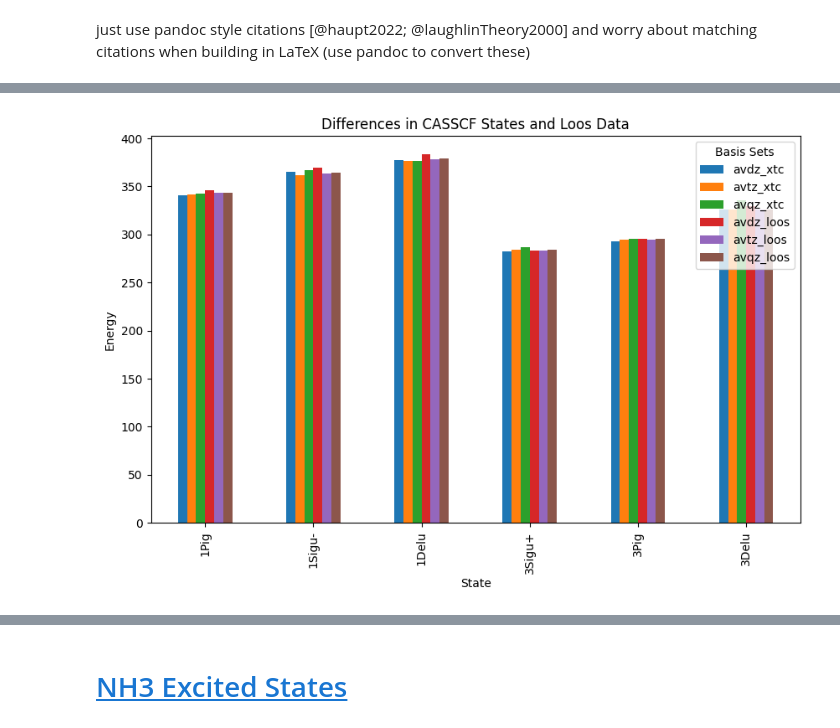
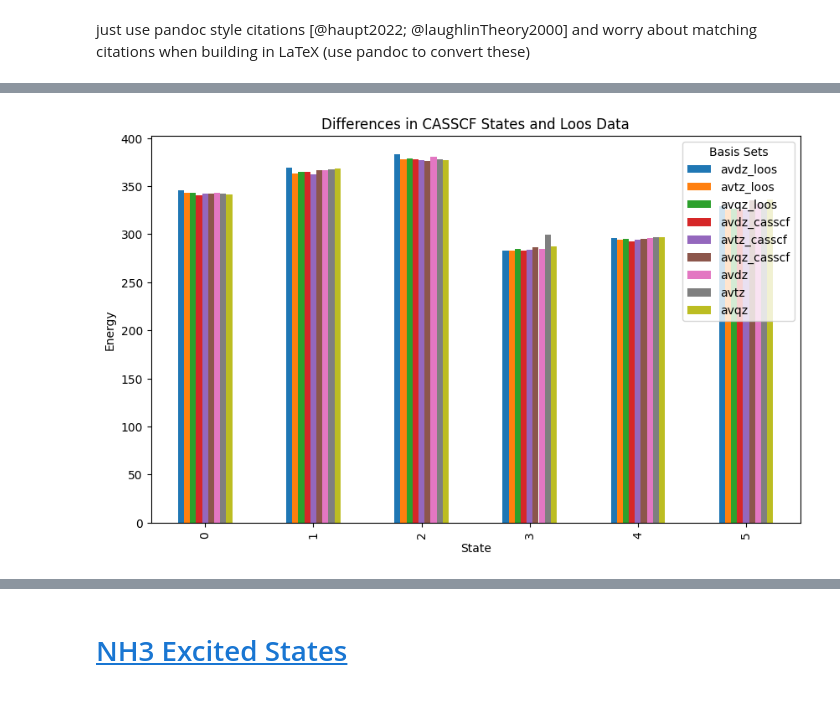
Before and after one commit to jphaupt/phdthesis_haupt, a Jupyter notebook: figures/binding/exc_calcs.ipynb, the cells around one changed output, grey strips where cells are left out. Saved outputs shown, nothing was run; the diff lists cells and outputs as text; code cells hidden in the pictures.

Commit message:
finish bar graph for excited states

```diff
--- a/figures/binding/exc_calcs.ipynb
+++ b/figures/binding/exc_calcs.ipynb
@@ -96,5 +96,6 @@ display(df)
 # %%
 df_casscf, dfdiff_casscf = get_state_values("N2_casscf_states.csv")
+df_sacasscf, dfdiff_sacasscf = get_state_values("N2_sacasscf_states.csv")
 df_casci, dfdiff_casci = get_state_values("N2_casci_states.csv")
 # %%
 df_exp = pd.read_csv("N2_benchmark.csv", comment='#', skipinitialspace=True)
@@ -160,29 +182,38 @@ dfdiff_casci.to_latex("N2_casci_diff.tex", index=False)
 # %%
 import matplotlib.pyplot as plt
 from uncertainties import unumpy
 
 # Extract nominal values from dfdiff_casscf
 dfdiff_casscf_nominal = dfdiff_casscf.copy()
 for col in dfdiff_casscf.columns[1:]:
     dfdiff_casscf_nominal[col] = unumpy.nominal_values(dfdiff_casscf[col])
 
 # Extract nominal values from df_loos
 df_loos_nominal = df_loos.copy()
 for col in df_loos.columns[1:]:
     df_loos_nominal[col] = unumpy.nominal_values(df_loos[col])
 
+
+# Extract nominal values from dfdiff_casscf
+dfdiff_sacasscf_nominal = dfdiff_sacasscf.copy()
+for col in dfdiff_sacasscf.columns[1:]:
+    dfdiff_sacasscf_nominal[col] = unumpy.nominal_values(dfdiff_sacasscf[col])
+
 # Combine the dataframes for plotting
-combined_df = dfdiff_casscf_nominal.set_index('state').join(df_loos_nominal.set_index('state'), lsuffix='_xtc', rsuffix='_loos')
+# combined_df_tmp = dfdiff_casscf_nominal.set_index('state').join(df_loos_nominal.set_index('state'), lsuffix='_xtc', rsuffix='_loos')
+# combined_df = dfdiff_sacasscf_nominal.set_index('state').join(combined_df_tmp.set_index('state'), lsuffix='_sacasscf', rsuffix='')
+
+combined_df = df_loos_nominal.merge(dfdiff_casscf_nominal, on="state", suffixes=("_loos", "_casscf")).merge(dfdiff_sacasscf_nominal, on="state", suffixes=("", "_sacasscf"))
 
 # Plot the nominal values
 combined_df.plot(kind='bar', figsize=(10, 6))
 plt.xlabel('State')
 plt.ylabel('Energy')
 plt.title('Differences in CASSCF States and Loos Data')
 plt.legend(title='Basis Sets')
 plt.show()
 # %% [output]
-[figure, old version]
+[figure, new version]
 # %%
 import matplotlib.pyplot as plt
 from uncertainties import unumpy
```
Also changed, not shown: parts of 5 cells of this notebook, 26 other files.
